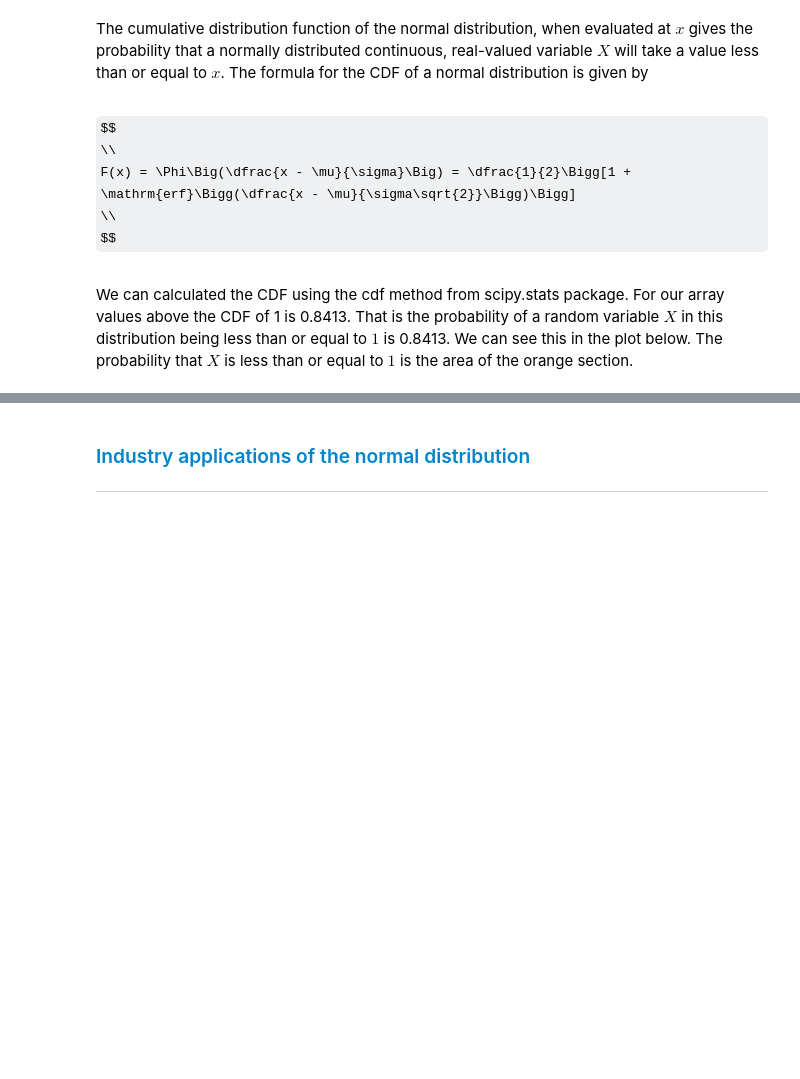
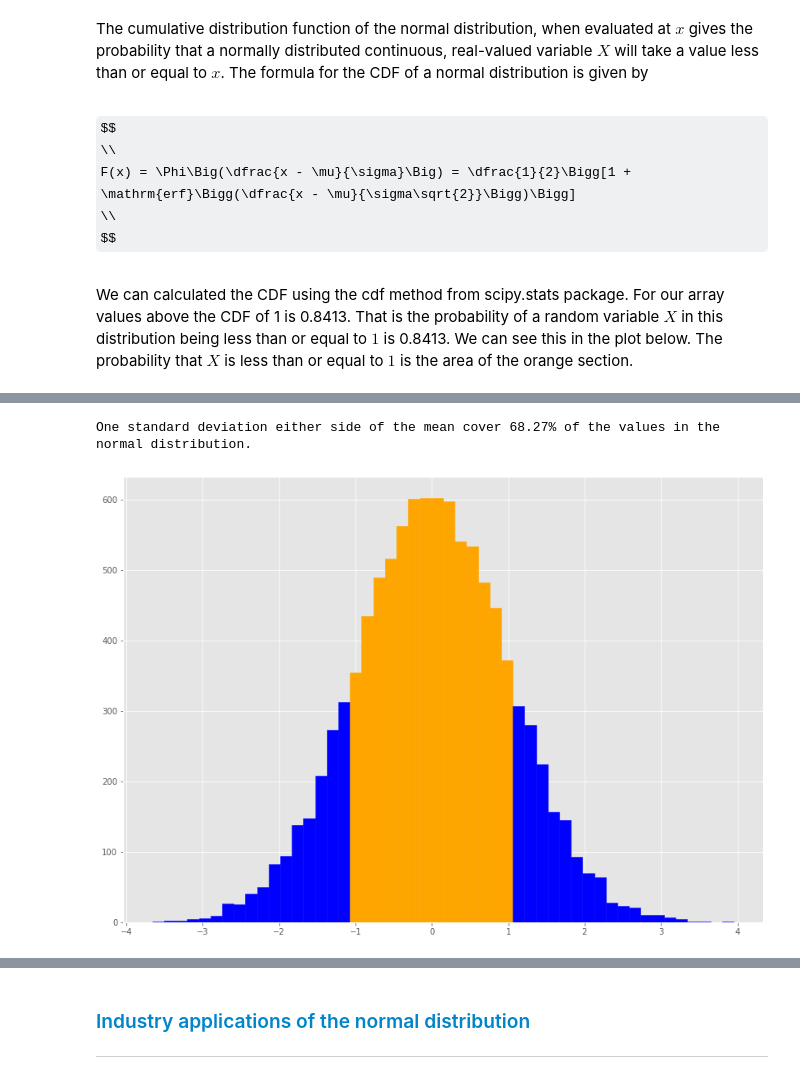
Before and after one commit to dreapadoir/FundDA, a Jupyter notebook: Normal Distribution.ipynb, the cells around one changed output, grey strips where cells are left out. Drawn from its saved outputs; the diff is of its cells as text; code cells hidden in the pictures; some formulas as TeX source; blank space fills up the shorter version.

Commit message:
added code showing coverage of one, two and three sigma

```diff
--- a/Normal Distribution.ipynb
+++ b/Normal Distribution.ipynb
@@ -102,0 +101,17 @@ print("Three standard deviations either side of the mean cover {}% of the values
+# %%
+plt.hist(values, bins=50)
+oneSigma = ss.norm().cdf(1) - ss.norm().cdf(-1)
+print("One standard deviation either side of the mean covers {}% of the values in the normal distribution.".format(round(100*oneSigma,2)))
+
+for bar in plt.gca().containers[0]:
+    # get x midpoint of bar
+    x = bar.get_x() + 0.5 * bar.get_width()
+
+    # set bar color based on x
+    if x <= 1 and x >= -1:
+        bar.set_color('orange')
+    else:
+        bar.set_color('blue')
+# %% [output]
+One standard deviation either side of the mean cover 68.27% of the values in the normal distribution.
+[figure, added]
```
Also changed, not shown: parts of 8 cells of this notebook.
